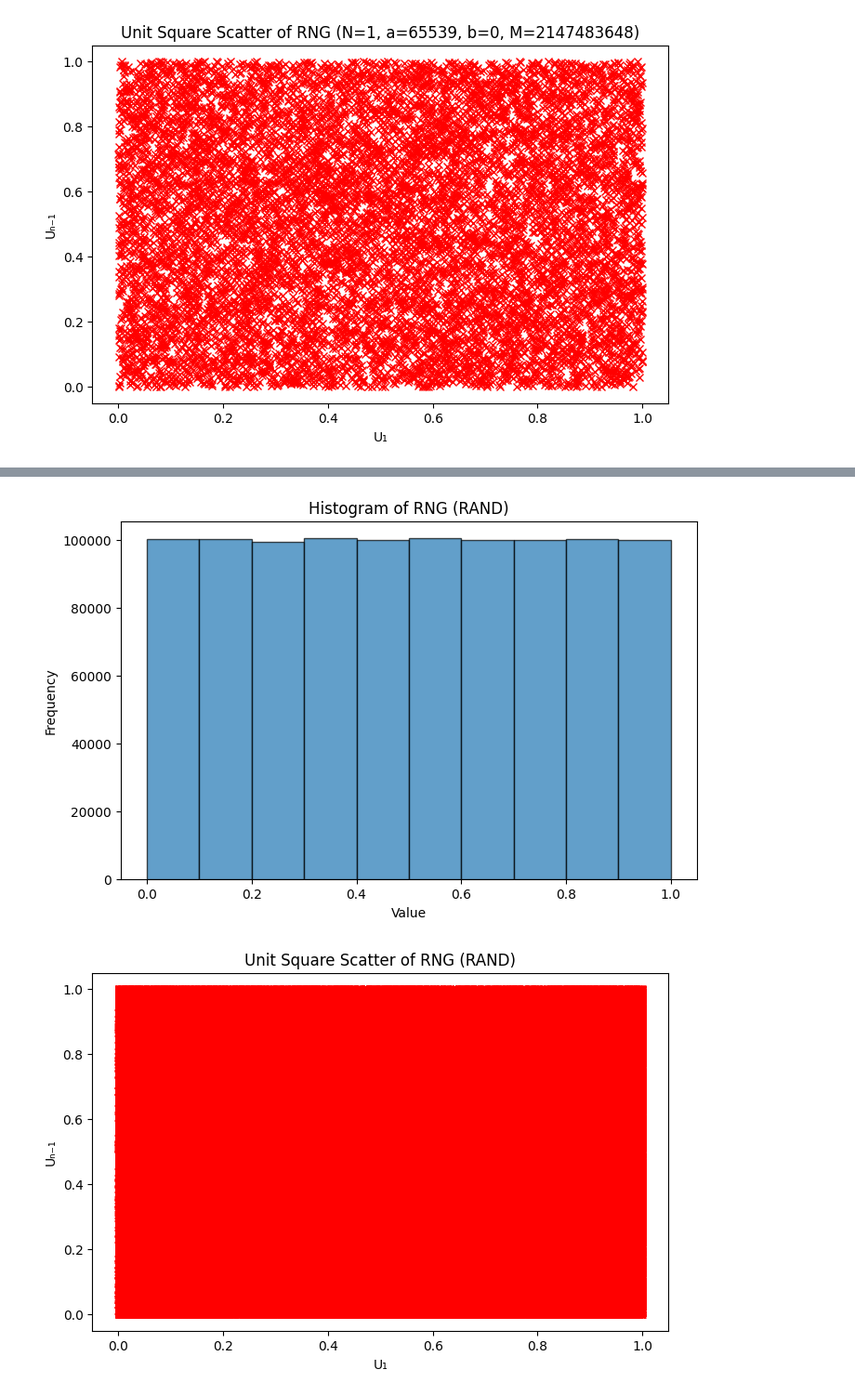
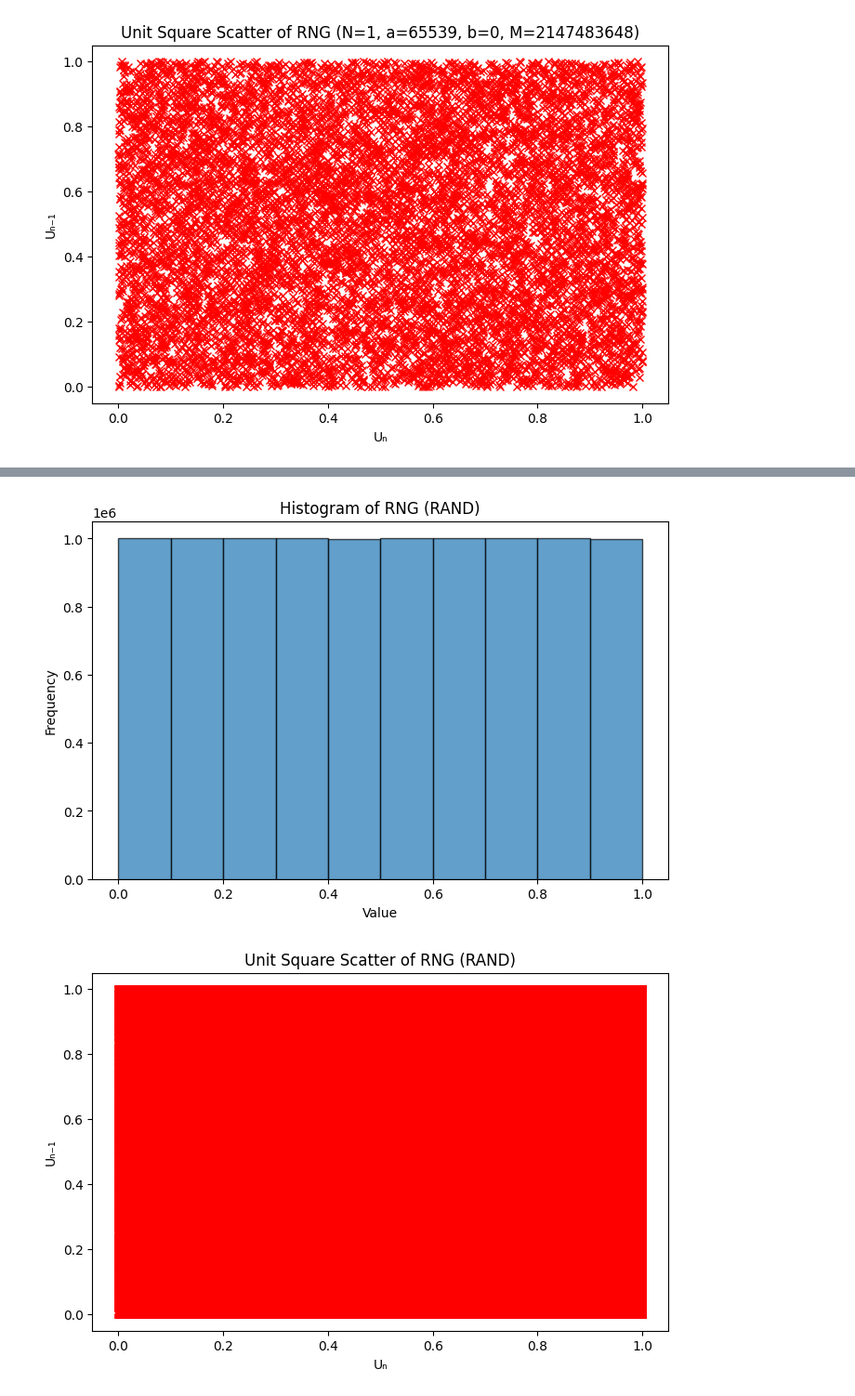
Before and after one commit to Rah9742/COMP0043-Numerical-Methods-for-Finance, a Jupyter notebook: 3. Random Number Generators/e3q1_lcg.ipynb, the cells around one changed output, grey strips where cells are left out. Shown: that part at 93% size. Cells and saved outputs as stored; diff of their text form; code cells hidden in the pictures.

```diff
--- a/3. Random Number Generators/e3q1_lcg.ipynb
+++ b/3. Random Number Generators/e3q1_lcg.ipynb
@@ -101,11 +111,11 @@ scatter_cube(1, 2**16 + 3, 0, 2**31, nsamples=10000) # Pathologic parameters 210
 # %%
 # c)
 
-rng_lst = [random.uniform(0, 1) for i in range(10**6)]
+rng_lst = [random.uniform(0, 1) for i in range(10**7)]
 
 ## histogram
 plt.figure(figsize=(8, 5))
-plt.hist(rng_lst, bins=bins, range = (0,1), edgecolor='black', alpha=0.7)
+plt.hist(rng_lst, bins=10, range = (0,1), edgecolor='black', alpha=0.7)
 plt.title(f'Histogram of RNG (RAND)')
 plt.xlabel('Value')
 plt.ylabel('Frequency')
@@ -116,34 +126,34 @@ plt.show()
 x = rng_lst[:-1]
 y = rng_lst[1:]
 
 plt.figure(figsize=(8, 5))
-plt.xlabel('U\u2081')
+plt.xlabel('U\u2099')
 plt.ylabel('U\u2099\u208B\u2081')
 plt.plot(x, y, 'rx')
 plt.title(f'Unit Square Scatter of RNG (RAND)')
 plt.show()
 
 ## scatter_cube
 
 ### Define coordinates in correct lag order
 x = rng_lst[2:]      # Uₙ
 y = rng_lst[1:-1]    # Uₙ₋₁
 z = rng_lst[:-2]     # Uₙ₋₂
 
 fig_3d = plt.figure()
 ax = fig_3d.add_subplot(1, 1, 1, projection="3d")
 
 ax.scatter(x, y, z)
 
 ### Proper Unicode subscripts for labels
 ax.set_xlabel('U\u2099')         # Uₙ
 ax.set_ylabel('U\u2099\u208B\u2081')  # Uₙ₋₁
 ax.set_zlabel('U\u2099\u208B\u2082')  # Uₙ₋₂
 
 ax.set_title(f'Unit Cube Scatter of RNG (RAND)')
 
 plt.show()
 # %% [output]
-[figure, old version]
+[figure, new version]
 [figure]
 [figure]
```
Also changed, not shown: parts of 4 cells of this notebook, 9 other files.
